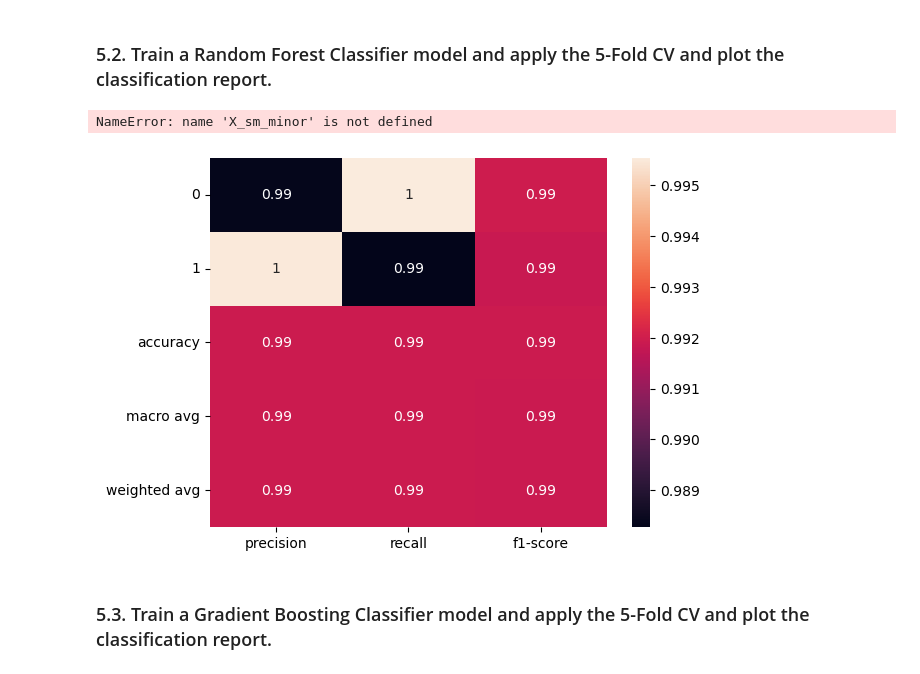
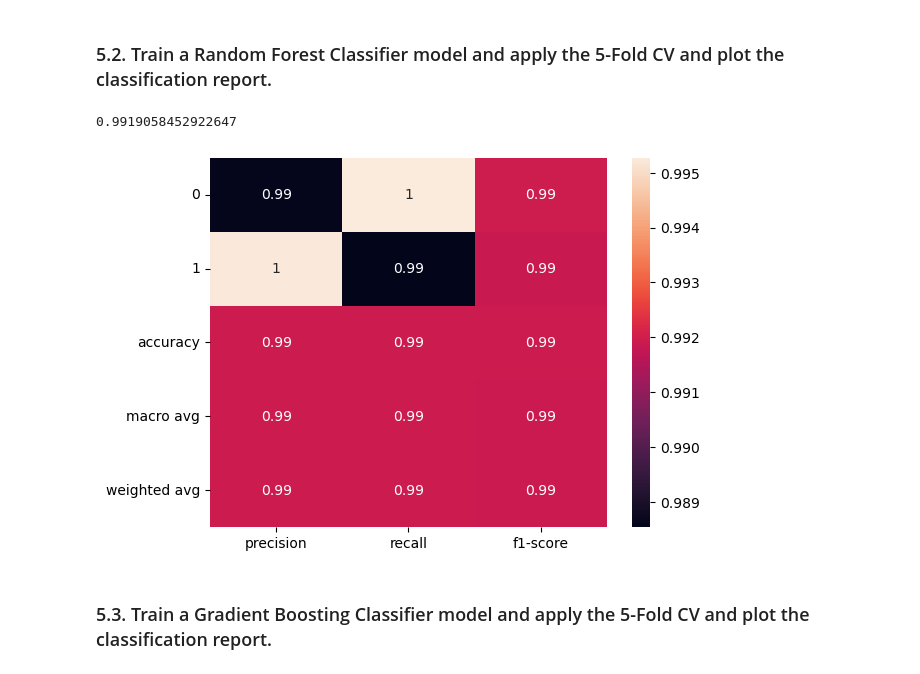
Before and after one commit to senthilkumarashok/MachineLearning, a Jupyter notebook: employee_turnover_analytics.ipynb, the cells around one changed output. Cells and saved outputs as stored; diff of their text form; code cells hidden in the pictures.

```diff
--- a/employee_turnover_analytics.ipynb
+++ b/employee_turnover_analytics.ipynb
@@ -316,17 +322,17 @@ from sklearn import metrics, model_selection
 rf = RandomForestClassifier(n_estimators=500,class_weight="balanced",random_state=123)
 
 ## we will use the upsample data by minority
-predicted_rf = model_selection.cross_val_predict(rf, X_sm_minor, X_sm_minor, cv=5)
-print(metrics.accuracy_score(y_sm, predicted_rf))
+predicted_rf = model_selection.cross_val_predict(rf, X_sm_minor, y_sm_minor, cv=5)
+print(metrics.accuracy_score(y_sm_minor, predicted_rf))
 # %% [output]
-NameError: name 'X_sm_minor' is not defined
+0.9919058452922647
 # %%
 # print the classification report
-clf_report_rf = metrics.classification_report(y_sm, predicted_rf, output_dict=True)
+clf_report_rf = metrics.classification_report(y_sm_minor, predicted_rf, output_dict=True)
 sns.heatmap(pd.DataFrame(clf_report_rf).iloc[:-1, :].T, annot=True)
 plt.show()
 # %% [output]
-[figure, old version]
+[figure, new version]
 # %% [markdown]
 ### 5.3. Train a  Gradient Boosting Classifier model and apply the 5-Fold CV and plot the classification report.
 # %%
```
Also changed, not shown: parts of 12 cells of this notebook.
